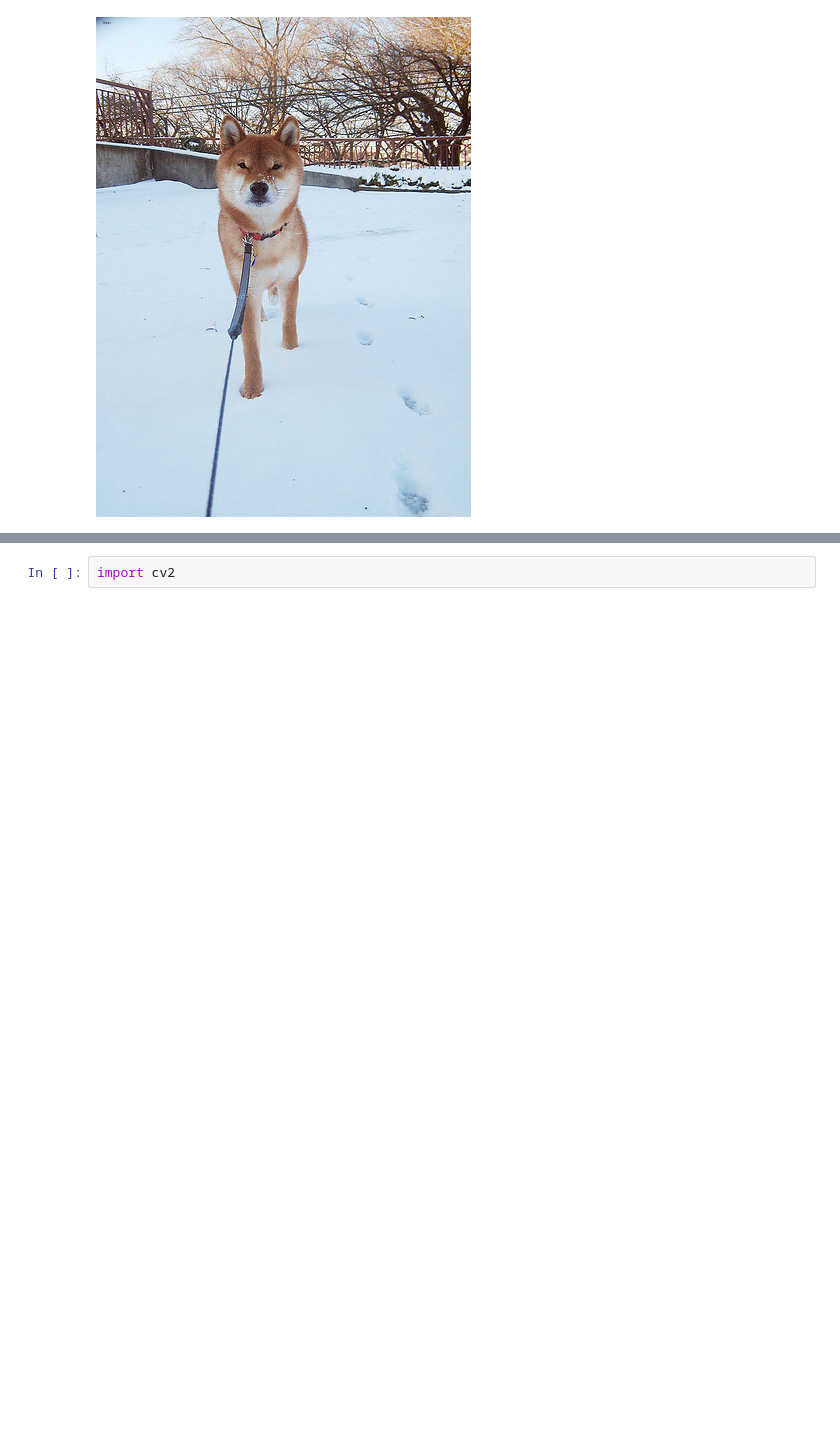
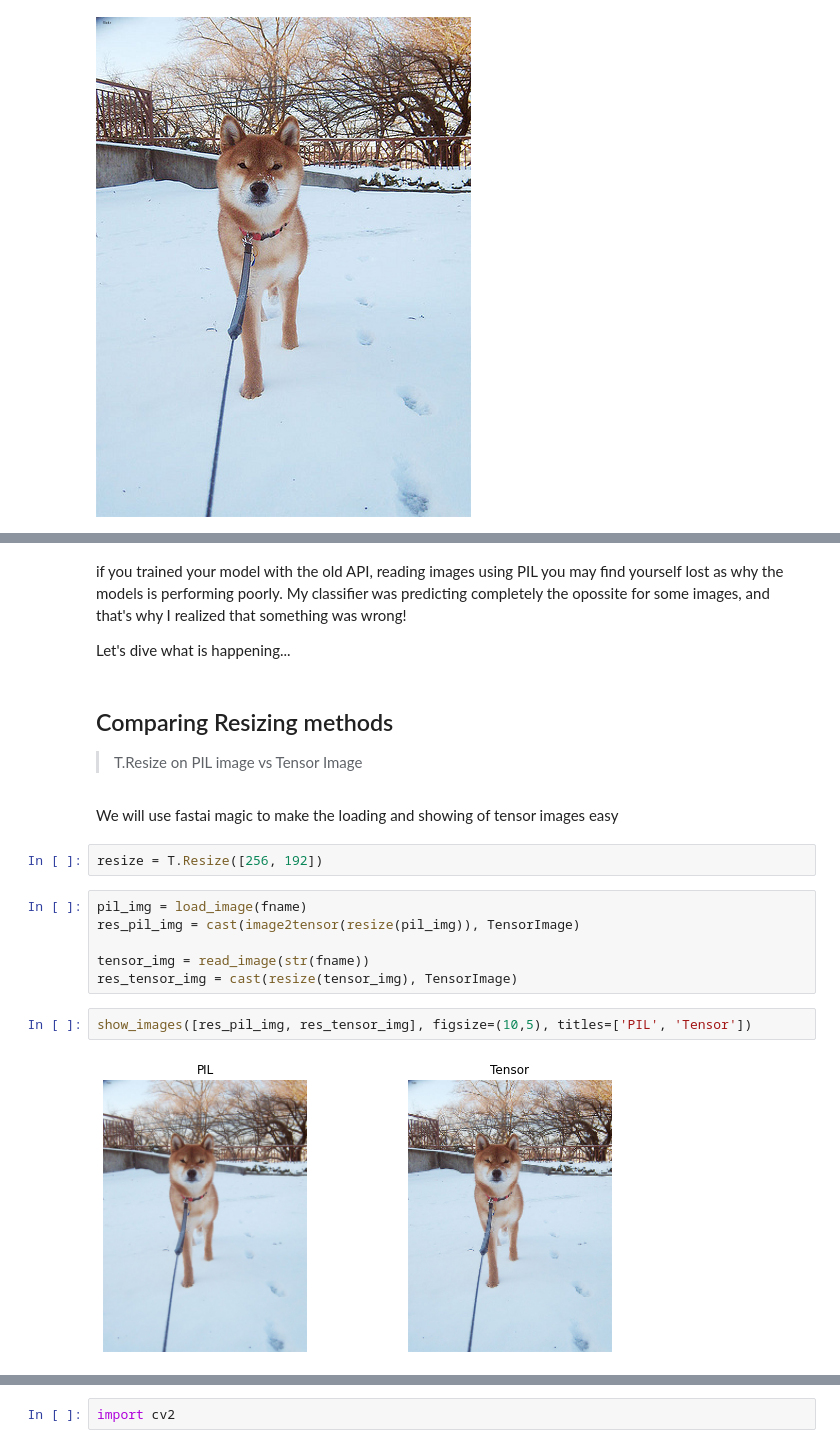
Before and after one commit to tcapelle/capeblog, a Jupyter notebook: _notebooks/2021-02-26-image_resizing.ipynb, the cells around one changed output, grey strips where cells are left out. Saved outputs shown, nothing was run; the diff lists cells and outputs as text; blank space fills up the shorter version.

```diff
--- a/_notebooks/2021-02-26-image_resizing.ipynb
+++ b/_notebooks/2021-02-26-image_resizing.ipynb
@@ -42,0 +158,21 @@ learn.predict(tpil_img)
+# %% [markdown]
+if you trained your model with the old API, reading images using PIL you may find yourself lost as why the models is performing poorly. My classifier was predicting completely the opossite for some images, and that's why I realized that something was wrong!
+
+Let's dive what is happening...
+# %% [markdown]
+## Comparing Resizing methods
+> T.Resize on PIL image vs Tensor Image
+# %% [markdown]
+We will use fastai magic to make the loading and showing of tensor images easy
+# %%
+resize = T.Resize([256, 192])
+# %%
+pil_img = load_image(fname)
+res_pil_img = cast(image2tensor(resize(pil_img)), TensorImage)
+
+tensor_img = read_image(str(fname))
+res_tensor_img = cast(resize(tensor_img), TensorImage)
+# %%
+show_images([res_pil_img, res_tensor_img], figsize=(10,5), titles=['PIL', 'Tensor'])
+# %% [output]
+[figure, added]
```
Also changed, not shown: parts of 68 cells of this notebook.
